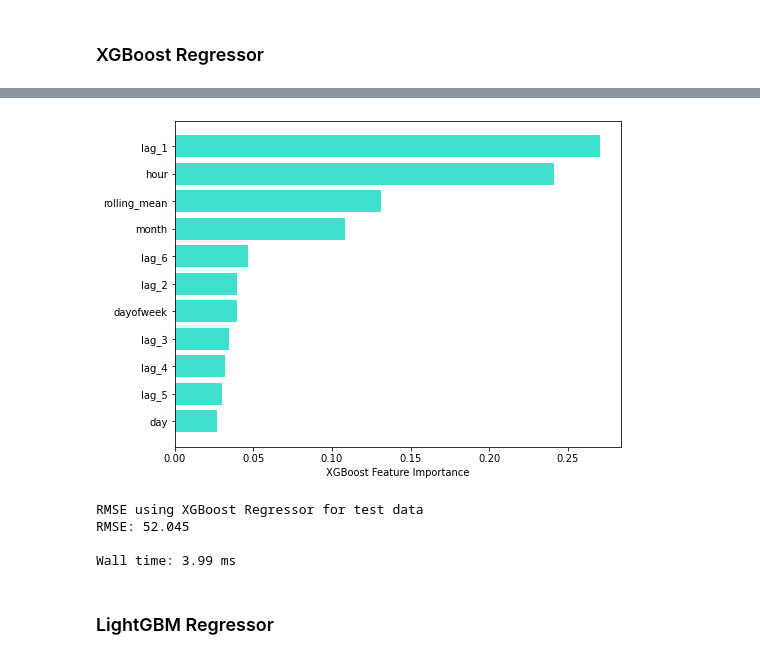
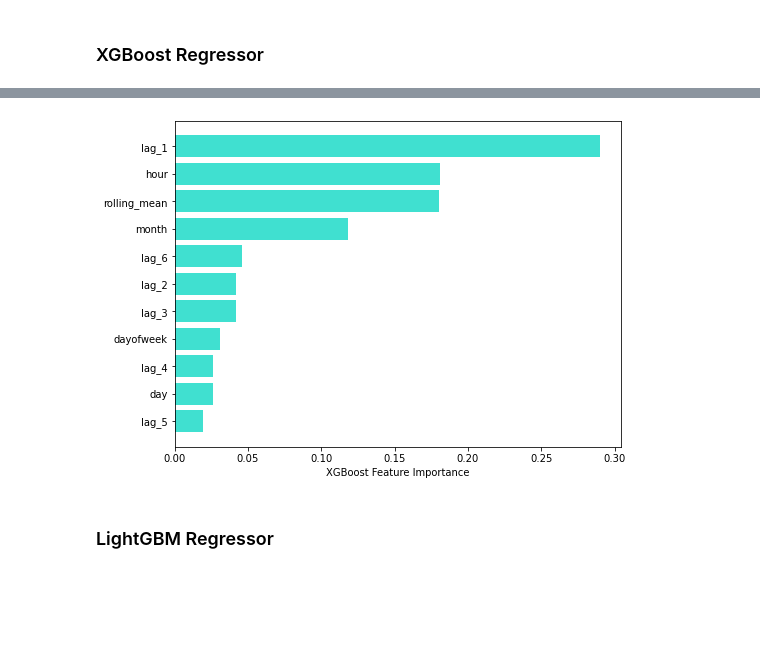
Before and after one commit to chuksoo/taxi_orders_predictionML, a Jupyter notebook: taxi_orders_predictionML.ipynb, the cells around one changed output, grey strips where cells are left out. Cells and saved outputs as stored; diff of their text form; code cells hidden in the pictures; blank space fills up the shorter version.

Commit message:
Updated Model testing

```diff
--- a/taxi_orders_predictionML.ipynb
+++ b/taxi_orders_predictionML.ipynb
@@ -520,6 +524,5 @@ ts.head()
 def rmse(true, pred):
     return mean_squared_error(true, pred)**0.5
 # %%
-# split the data into train, validation and testing sets
-train_valid, test = train_test_split(ts, shuffle=False, test_size=0.1)
-train, valid = train_test_split(train_valid, shuffle=False, test_size=0.1)
+# split the data into train and testing sets
+train, test = train_test_split(ts, shuffle=False, test_size=0.1)
@@ -607,0 +628,24 @@ Wall time: 6.97 ms
+# %%
+# function to train model and make predictions
+def train_KNeighbors_regressor(X_train, y_train):
+    """This function trains a KNeighbors regressor model"""
+    global knn_model
+    # build the model
+    knn_model = KNeighborsRegressor(**grid_search_knn.best_params_)
+    knn_model.fit(X_train, y_train) # train the model
+
+def KNeighbors_regressor_prediction(X_test, y_test):
+    """
+    This function is used to make prediction
+    using the KNeighbors regression model
+    """
+    knn_pred = knn_model.predict(X_test)
+    # determine RMSE for KNeighbors regressor
+    knn_rmse = np.sqrt(mean_squared_error(y_test, knn_pred))
+    print("\033[1m" + 'RMSE using KNeighbors Regressor' + "\033[0m")
+    print('RMSE: {:.3f}'.format(knn_rmse))
+    print()
+# %%
+%%time
+# train KNeighbors regressor model
+train_KNeighbors_regressor(features_train, target_train)
@@ -742,5 +783,5 @@ def catboost_regressor_prediction(X_test, y_test):
 # %%
 %%time
 # train catboost regressor model
-train_catboost_regressor(features_train, target_train, features_valid, target_valid)
+train_catboost_regressor(features_train, target_train, features_test, target_test)
 # %% [output]
@@ -834,6 +861,6 @@ Wall time: 370 ms
 # %%
 %%time
-# make predictions with xgboost regressor for train data
-xgboost_regressor_prediction(features_valid, target_valid)
+# make predictions with xgboost regressor for test data
+xgboost_regressor_prediction(features_test, target_test)
 # %% [output]
 RMSE using XGBoost Regressor
@@ -843,18 +870,4 @@ Wall time: 190 ms
-[figure, old version]
+[figure, new version]
-# %%
-%%time
-# make predictions with XGBoost regressor for test data
-xgb_pred_t = xgb_model.predict(features_test)
-# determine RMSE for XGBoost regressor
-xgb_rmse_t = np.sqrt(mean_squared_error(target_test, xgb_pred_t))
-print("\033[1m" + 'RMSE using XGBoost Regressor for test data' + "\033[0m")
-print('RMSE: {:.3f}'.format(xgb_rmse_t))
-print()
-# %% [output]
-RMSE using XGBoost Regressor for test data
-RMSE: 52.045
-
-Wall time: 3.99 ms
 # %% [markdown]
 ### LightGBM Regressor
 # %%
```
Also changed, not shown: parts of 33 cells of this notebook, 6 other files.
